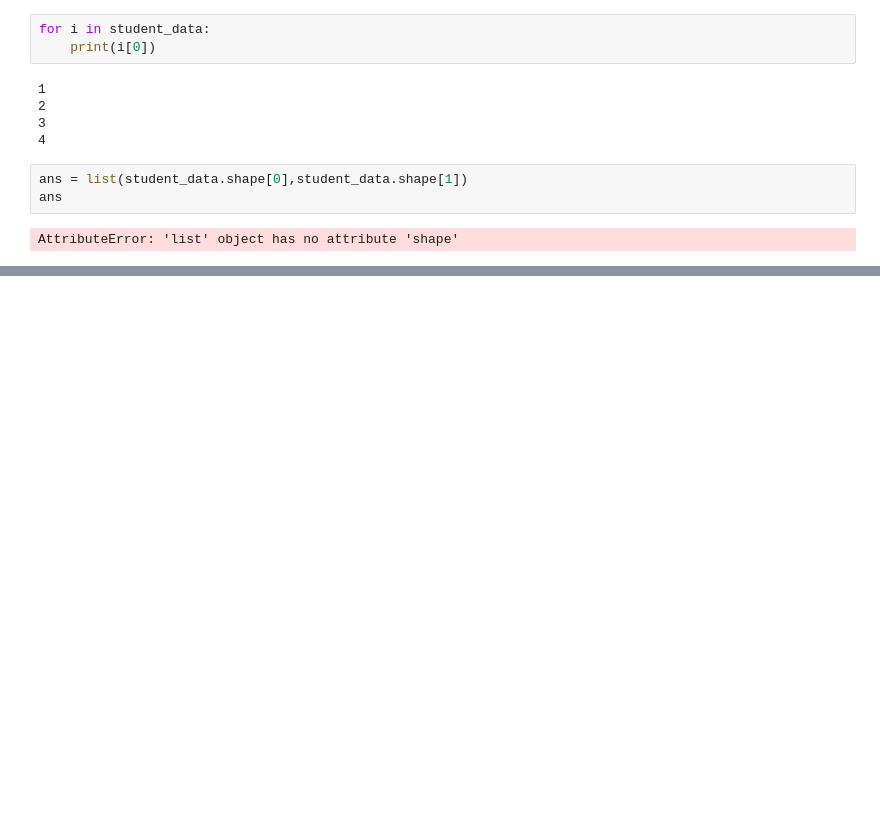
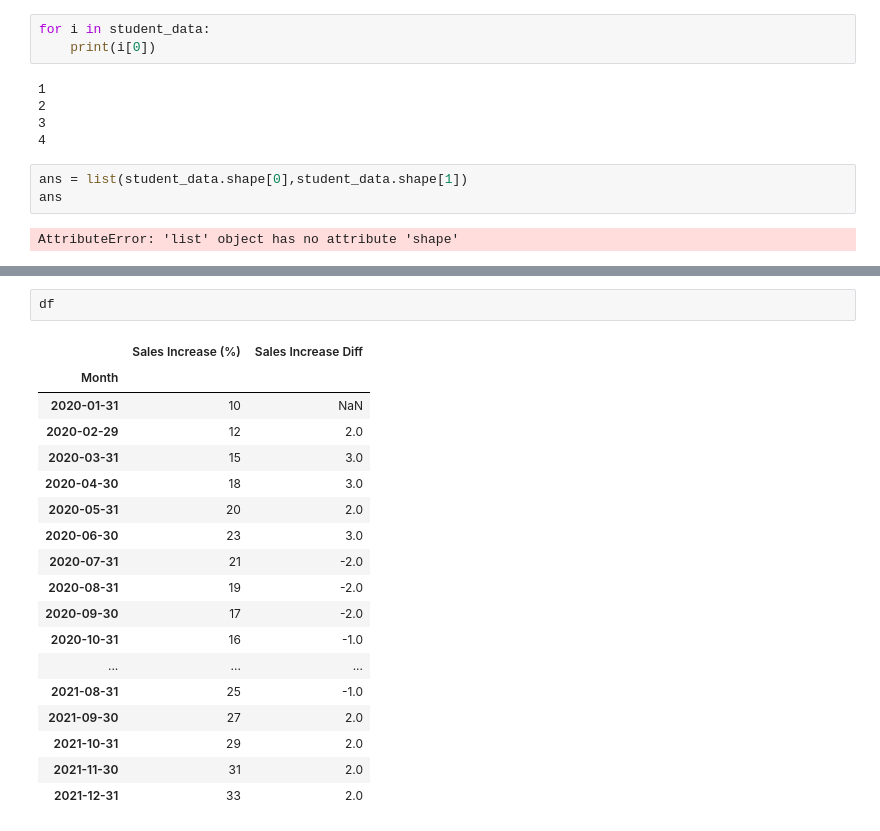
Before and after one commit to Mohan-this-side/Leetcode_Grind, a Jupyter notebook: Rough_work.ipynb, the cells around one changed output, grey strips where cells are left out. Cells and saved outputs as stored; diff of their text form; blank space fills up the shorter version.

```diff
--- a/Rough_work.ipynb
+++ b/Rough_work.ipynb
@@ -530,0 +953,21 @@ AttributeError: 'list' object has no attribute 'shape'
+# %%
+df
+# %% [output]
+|  | Sales Increase (%) | Sales Increase Diff |
+| Month |  |  |
+| 2020-01-31 | 10 | NaN |
+| 2020-02-29 | 12 | 2.0 |
+| 2020-03-31 | 15 | 3.0 |
+| 2020-04-30 | 18 | 3.0 |
+| 2020-05-31 | 20 | 2.0 |
+| 2020-06-30 | 23 | 3.0 |
+| 2020-07-31 | 21 | -2.0 |
+| 2020-08-31 | 19 | -2.0 |
+| 2020-09-30 | 17 | -2.0 |
+| 2020-10-31 | 16 | -1.0 |
+| ... | ... | ... |
+| 2021-08-31 | 25 | -1.0 |
+| 2021-09-30 | 27 | 2.0 |
+| 2021-10-31 | 29 | 2.0 |
+| 2021-11-30 | 31 | 2.0 |
+| 2021-12-31 | 33 | 2.0 |
```
Also changed, not shown: parts of 30 cells of this notebook, 1 other file.
